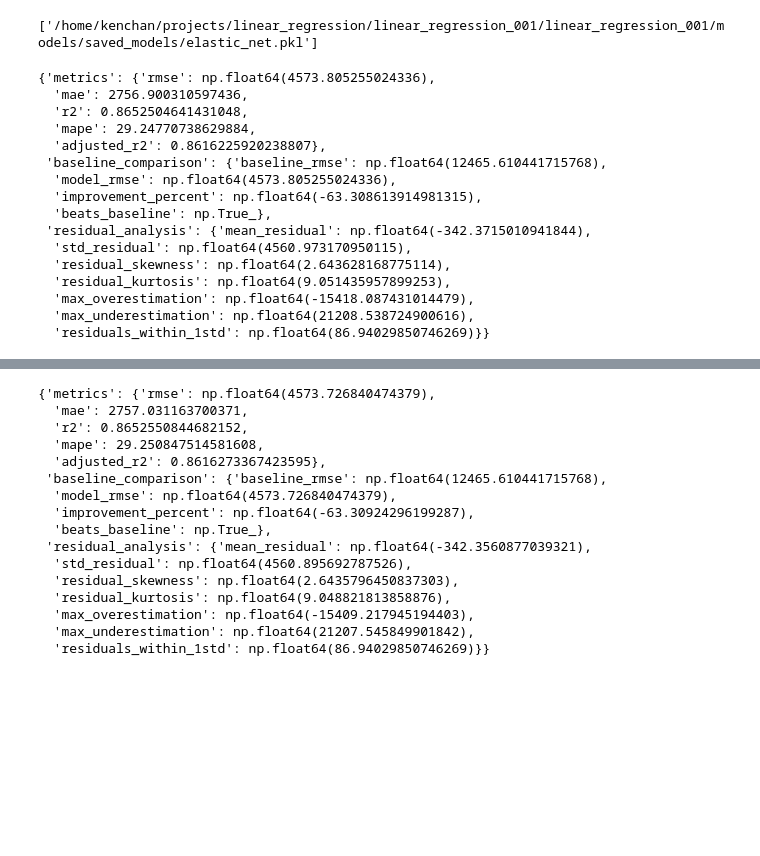
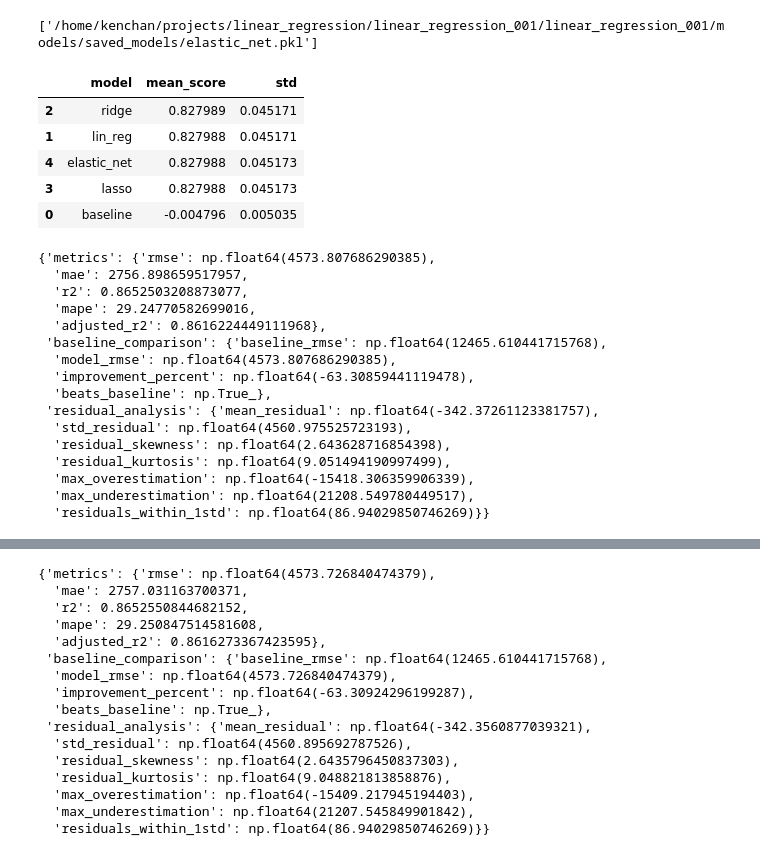
Before and after one commit to lokkenchan/linear_regression_001, a Jupyter notebook: notebooks/03_modeling.ipynb, the cells around one changed output, grey strips where cells are left out. Drawn from its saved outputs; the diff is of its cells as text; code cells hidden in the pictures; blank space fills up the shorter version.

```diff
--- a/notebooks/03_modeling.ipynb
+++ b/notebooks/03_modeling.ipynb
@@ -185,24 +182,56 @@ Best CV score:  24313459.896045472
 ['/home/kenchan/projects/linear_regression/linear_regression_001/linear_regression_001/models/saved_models/elastic_net.pkl']
 # %%
 # ================================================================
-# STEP 2: Evaluate Models
+# STEP 3: Evaluate Models
 # ================================================================
-# Ridge
-evaluate_model(MODELS / "ridge.pkl", INTERIM / "test.csv", MODELS / "baseline.pkl")
+# Group models
+models = {
+    'baseline': baseline,
+    'lin_reg': lr,
+    'ridge': best_ridge,
+    'lasso': best_lasso,
+    'elastic_net': best_elastic
+}
+
+# Initialize results
+results = []
+
+# Cross Val Score for Models
+for name, model in models.items():
+    scores = cross_val_score(model, X_train, y_train, cv=5, scoring = 'r2')
+    results.append({
+        "model": name,
+        "mean_score": scores.mean(),
+        "std": scores.std()
+    })
+
+# Output as DataFrame to see the Best Model
+results_df = pd.DataFrame(results).sort_values(by=["mean_score","std"],ascending=[False,True])
+results_df
 # %% [output]
-{'metrics': {'rmse': np.float64(4573.805255024336),
-  'mae': 2756.900310597436,
-  'r2': 0.8652504641431048,
-  'mape': 29.24770738629884,
-  'adjusted_r2': 0.8616225920238807},
- 'baseline_comparison': {'baseline_rmse': np.float64(12465.610441715768),
-  'model_rmse': np.float64(4573.805255024336),
-  'improvement_percent': np.float64(-63.308613914981315),
-  'beats_baseline': np.True_},
- 'residual_analysis': {'mean_residual': np.float64(-342.3715010941844),
-  'std_residual': np.float64(4560.973170950115),
-  'residual_skewness': np.float64(2.643628168775114),
-  'residual_kurtosis': np.float64(9.051435957899253),
-  'max_overestimation': np.float64(-15418.087431014479),
-  'max_underestimation': np.float64(21208.538724900616),
-  'residuals_within_1std': np.float64(86.94029850746269)}}
+|  | model | mean_score | std |
+| 2 | ridge | 0.827989 | 0.045171 |
+| 1 | lin_reg | 0.827988 | 0.045171 |
+| 4 | elastic_net | 0.827988 | 0.045173 |
+| 3 | lasso | 0.827988 | 0.045173 |
+| 0 | baseline | -0.004796 | 0.005035 |
+# %%
+# Linear Regression
+evaluate_model(MODELS / "linear_regression.pkl", INTERIM / "test.csv", MODELS / "baseline.pkl")
+# %% [output]
+{'metrics': {'rmse': np.float64(4573.807686290385),
+  'mae': 2756.898659517957,
+  'r2': 0.8652503208873077,
+  'mape': 29.24770582699016,
+  'adjusted_r2': 0.8616224449111968},
+ 'baseline_comparison': {'baseline_rmse': np.float64(12465.610441715768),
+  'model_rmse': np.float64(4573.807686290385),
+  'improvement_percent': np.float64(-63.30859441119478),
+  'beats_baseline': np.True_},
+ 'residual_analysis': {'mean_residual': np.float64(-342.37261123381757),
+  'std_residual': np.float64(4560.975525723193),
+  'residual_skewness': np.float64(2.643628716854398),
+  'residual_kurtosis': np.float64(9.051494190997499),
+  'max_overestimation': np.float64(-15418.306359906339),
+  'max_underestimation': np.float64(21208.549780449517),
+  'residuals_within_1std': np.float64(86.94029850746269)}}
```
Also changed, not shown: parts of 14 cells of this notebook, 1 other file.
